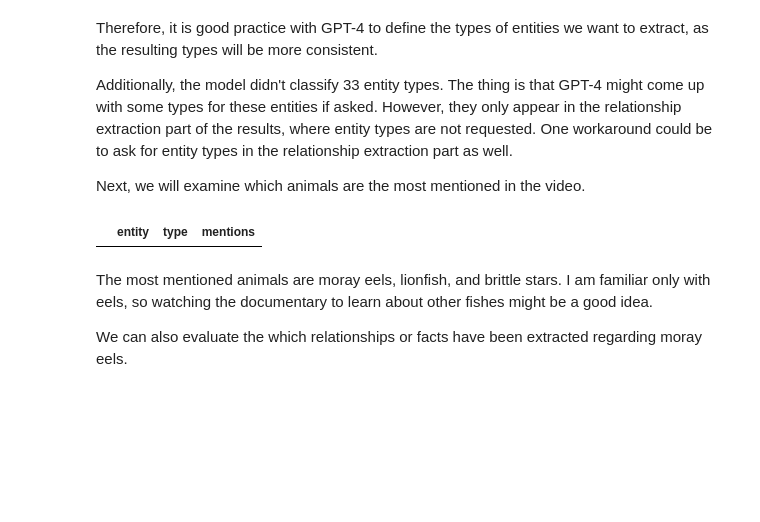
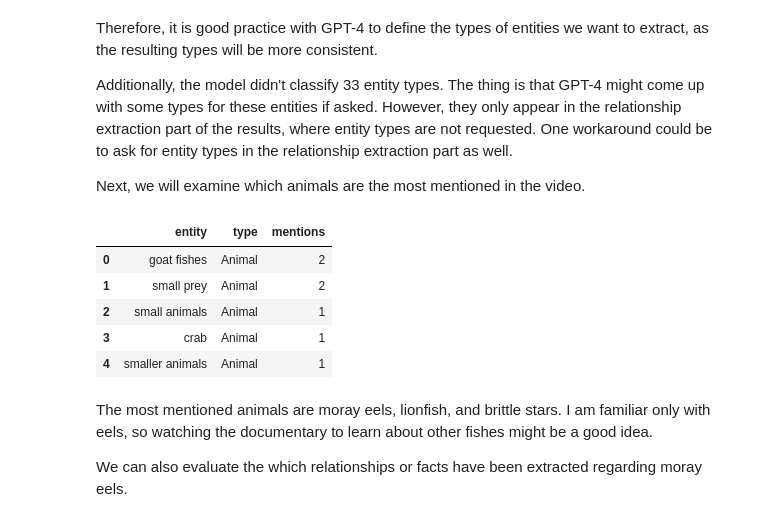
Before and after one commit to khizarsait/MajorprojectKRG, a Jupyter notebook: youtube/video2graph.ipynb, the cells around one changed output. Drawn from its saved outputs; the diff is of its cells as text; code cells hidden in the pictures; blank space fills up the shorter version.

```diff
--- a/youtube/video2graph.ipynb
+++ b/youtube/video2graph.ipynb
@@ -631,14 +632,19 @@ Additionally, the model didn't classify 33 entity types. The thing is that GPT-4
 Next, we will examine which animals are the most mentioned in the video.
 # %%
 run_query("""
-MATCH (e:Entity {type:"animal"})
+MATCH (e:Entity {type:"Animal"})
 RETURN e.name AS entity, e.type AS type,
        count{(e)<-[:MENTIONS]-()} AS mentions
 ORDER BY mentions DESC
 LIMIT 5
 """)
 # %% [output]
 |  | entity | type | mentions |
+| 0 | goat fishes | Animal | 2 |
+| 1 | small prey | Animal | 2 |
+| 2 | small animals | Animal | 1 |
+| 3 | crab | Animal | 1 |
+| 4 | smaller animals | Animal | 1 |
 # %% [markdown]
 The most mentioned animals are moray eels, lionfish, and brittle stars. I am familiar only with eels, so watching the documentary to learn about other fishes might be a good idea.
 
```
Also changed, not shown: parts of 11 cells of this notebook.
